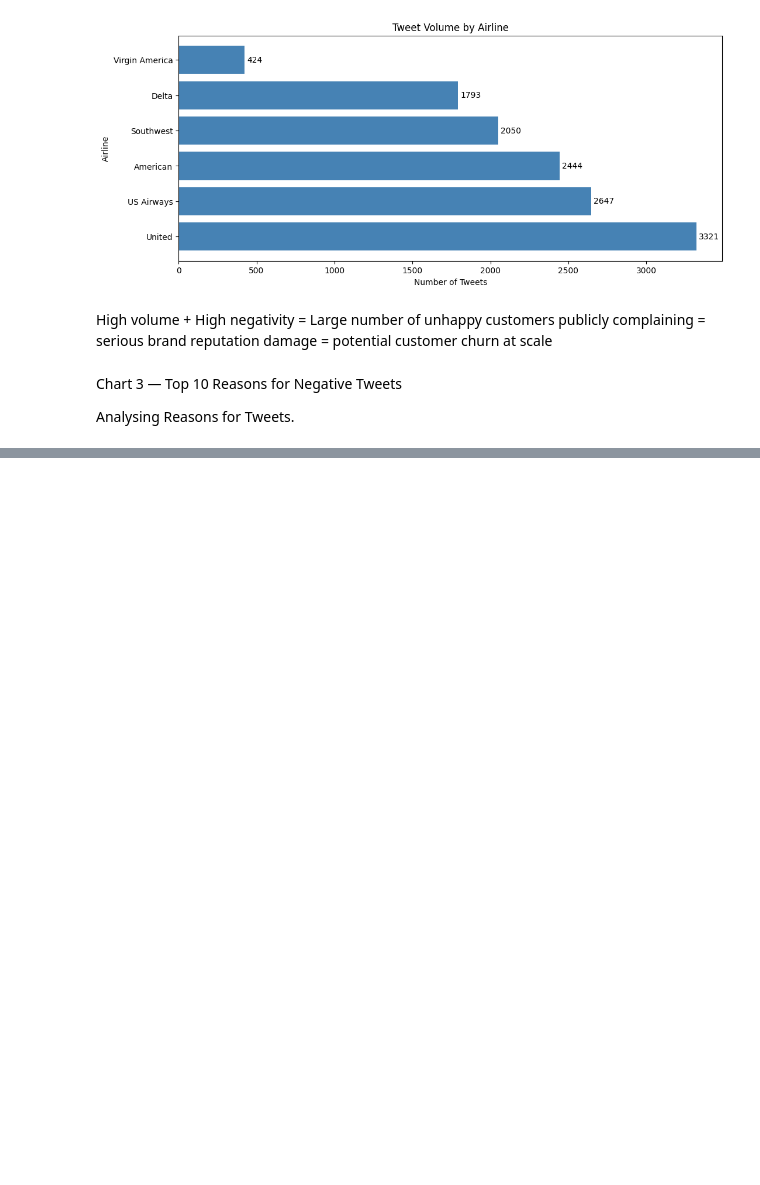
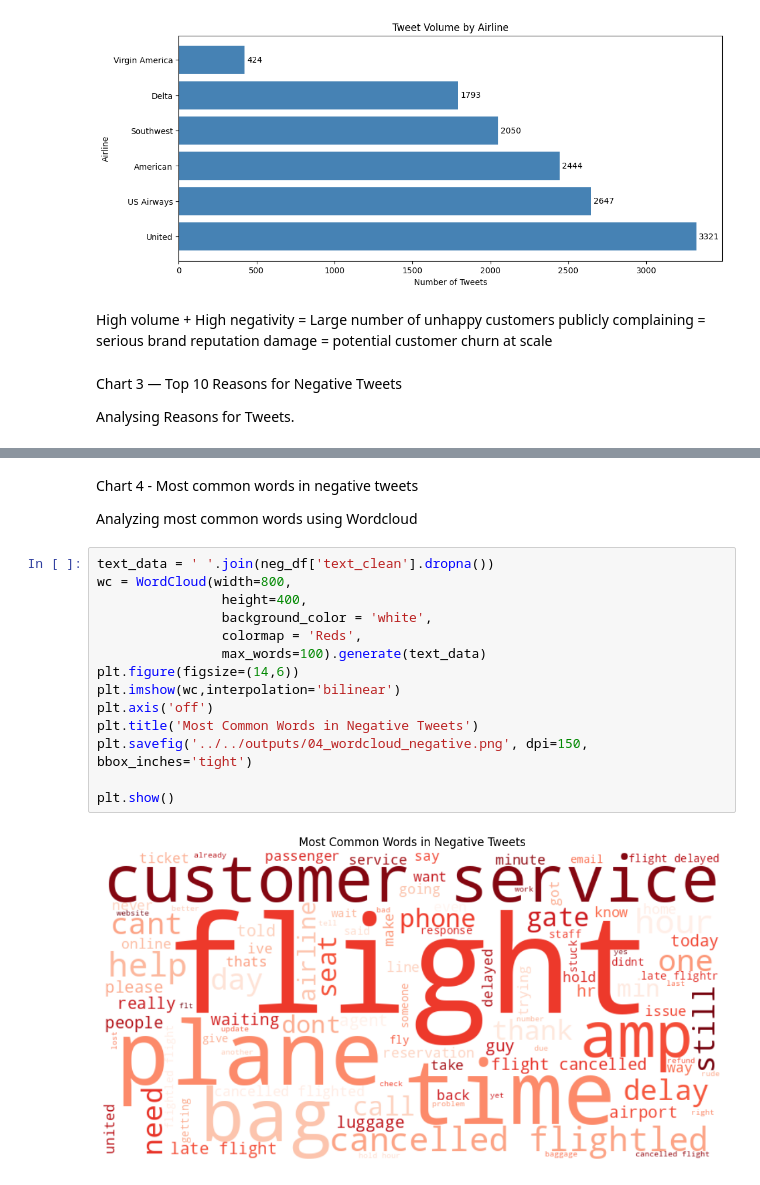
Before and after one commit to PramathRRao/airline-sentiment-analysis, a Jupyter notebook: notebooks/Week1/02_EDA.ipynb, the cells around one changed output, grey strips where cells are left out. Drawn from its saved outputs; the diff is of its cells as text; blank space fills up the shorter version.

Commit message:
Week1: Completed Data Cleaning and EDAs

```diff
--- a/notebooks/Week1/02_EDA.ipynb
+++ b/notebooks/Week1/02_EDA.ipynb
@@ -126,0 +145,20 @@ plt.show()
+# %% [markdown]
+Chart 4 - Most common words in negative tweets
+
+Analyzing most common words using Wordcloud
+# %%
+text_data = ' '.join(neg_df['text_clean'].dropna())
+wc = WordCloud(width=800,
+                height=400,
+                background_color = 'white',
+                colormap = 'Reds',
+                max_words=100).generate(text_data)
+plt.figure(figsize=(14,6))
+plt.imshow(wc,interpolation='bilinear')
+plt.axis('off')
+plt.title('Most Common Words in Negative Tweets')
+plt.savefig('../../outputs/04_wordcloud_negative.png', dpi=150, bbox_inches='tight')
+
+plt.show()
+# %% [output]
+[figure, added]
```
Also changed, not shown: parts of 17 cells of this notebook, 4 other files.
